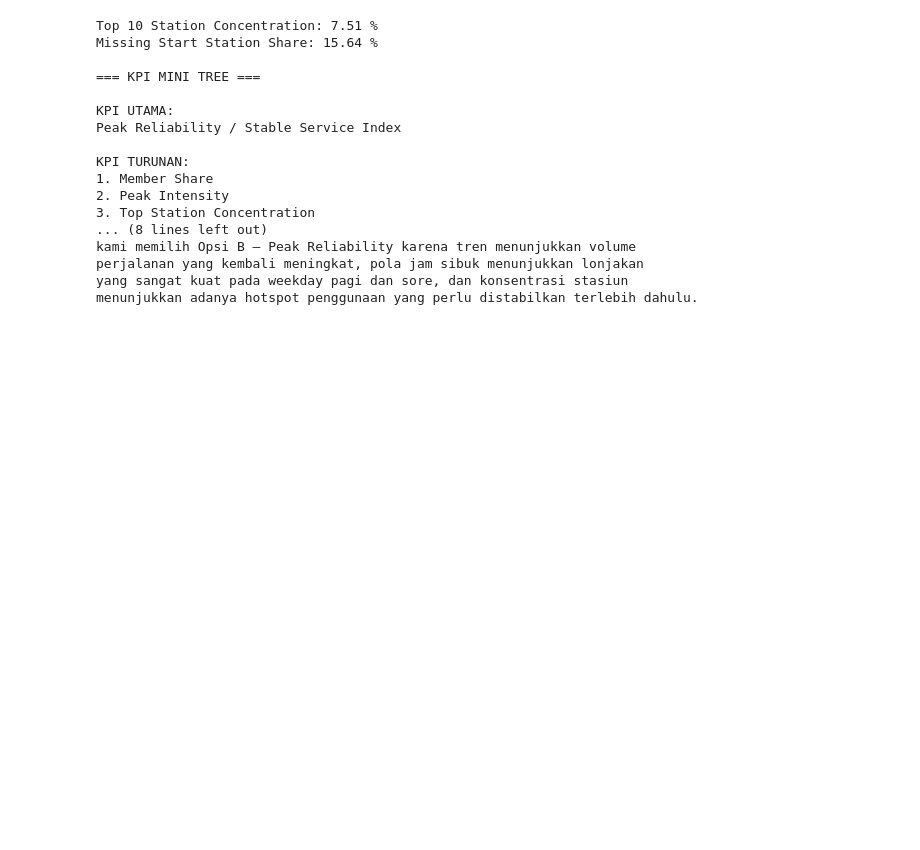
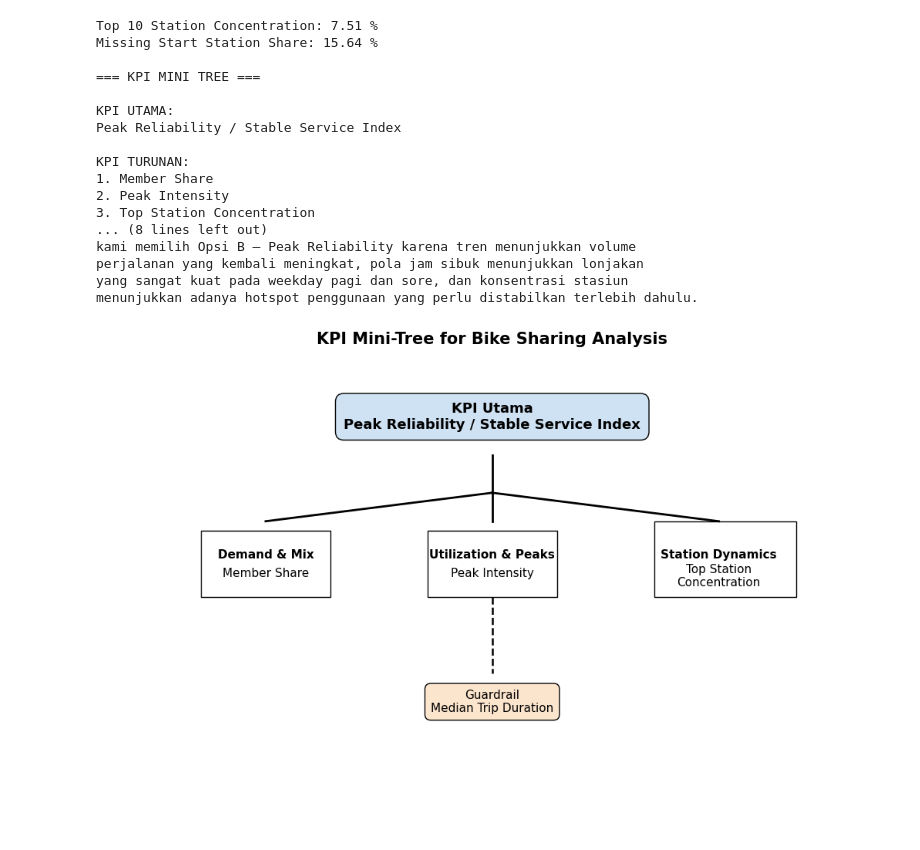
Before and after one commit to okkotsuzxv/tugasakbkelompokweek3, a Jupyter notebook: kelompokweek3.ipynb, the cells around one changed output. Saved outputs shown, nothing was run; the diff lists cells and outputs as text; code cells hidden in the pictures; blank space fills up the shorter version.

```diff
--- a/kelompokweek3.ipynb
+++ b/kelompokweek3.ipynb
@@ -262,3 +262,99 @@ kami memilih Opsi B — Peak Reliability karena tren menunjukkan volume
 perjalanan yang kembali meningkat, pola jam sibuk menunjukkan lonjakan
 yang sangat kuat pada weekday pagi dan sore, dan konsentrasi stasiun
 menunjukkan adanya hotspot penggunaan yang perlu distabilkan terlebih dahulu.
+# %%
+import matplotlib.pyplot as plt
+
+fig, ax = plt.subplots(figsize=(13,8))
+ax.set_xlim(0,12)
+ax.set_ylim(0,10)
+ax.axis("off")
+
+# titik cabang utama
+ax.plot([6,6],[7.8,7],color="black",linewidth=2)
+
+# garis ke kiri
+ax.plot([6,2.5],[7,6.4],color="black",linewidth=2)
+
+# garis ke tengah
+ax.plot([6,6],[7,6.4],color="black",linewidth=2)
+
+# garis ke kanan
+ax.plot([6,9.5],[7,6.4],color="black",linewidth=2)
+
+# garis guardrail
+ax.plot([6,6],[4.8,3.2],color="black",linewidth=1.8,linestyle="--")
+
+# KPI utama
+ax.text(
+    6,8.6,
+    "KPI Utama\nPeak Reliability / Stable Service Index",
+    ha="center",va="center",
+    fontsize=13,fontweight="bold",
+    bbox=dict(boxstyle="round,pad=0.6",facecolor="#CFE2F3",edgecolor="black")
+)
+
+# Demand & Mix box
+ax.text(
+    2.5,5.7,
+    "Demand & Mix",
+    ha="center",va="center",
+    fontsize=11,fontweight="bold"
+)
+
+ax.text(
+    2.5,5.3,
+    "Member Share",
+    ha="center",va="center",
+    fontsize=11
+)
+
+ax.add_patch(plt.Rectangle((1.5,4.8),2,1.4,fill=False))
+
+# Utilization & Peaks box
+ax.text(
+    6,5.7,
+    "Utilization & Peaks",
+    ha="center",va="center",
+    fontsize=11,fontweight="bold"
+)
+
+ax.text(
+    6,5.3,
+    "Peak Intensity",
+    ha="center",va="center",
+    fontsize=11
+)
+
+ax.add_patch(plt.Rectangle((5,4.8),2,1.4,fill=False))
+
+# Station Dynamics box
+ax.text(
+    9.5,5.7,
+    "Station Dynamics",
+    ha="center",va="center",
+    fontsize=11,fontweight="bold"
+)
+
+ax.text(
+    9.5,5.25,
+    "Top Station\nConcentration",
+    ha="center",va="center",
+    fontsize=11
+)
+
+ax.add_patch(plt.Rectangle((8.5,4.8),2.2,1.6,fill=False))
+
+# Guardrail
+ax.text(
+    6,2.6,
+    "Guardrail\nMedian Trip Duration",
+    ha="center",va="center",
+    fontsize=11,
+    bbox=dict(boxstyle="round,pad=0.5",facecolor="#FCE5CD",edgecolor="black")
+)
+
+plt.title("KPI Mini-Tree for Bike Sharing Analysis",fontsize=15,fontweight="bold")
+plt.show()
+# %% [output]
+[figure, added]
```
